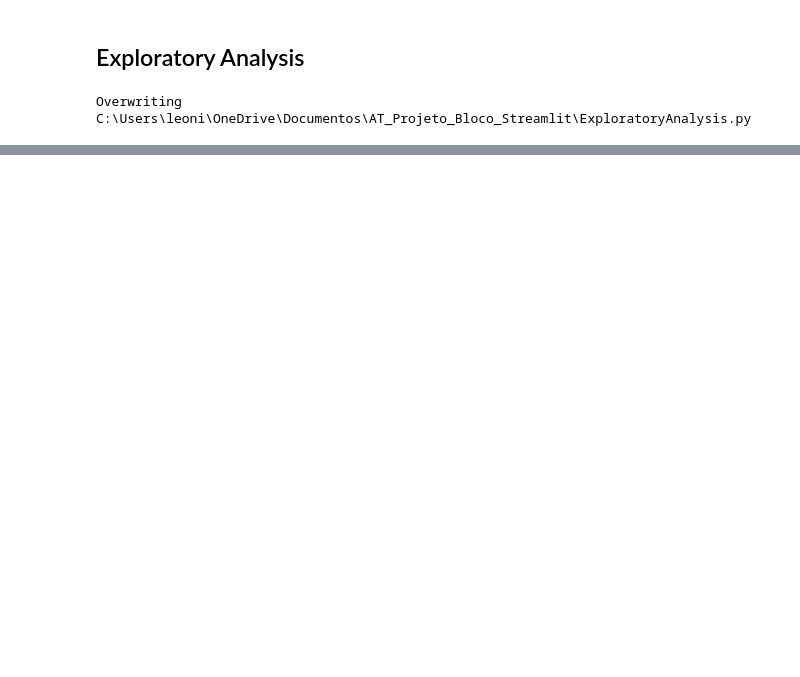
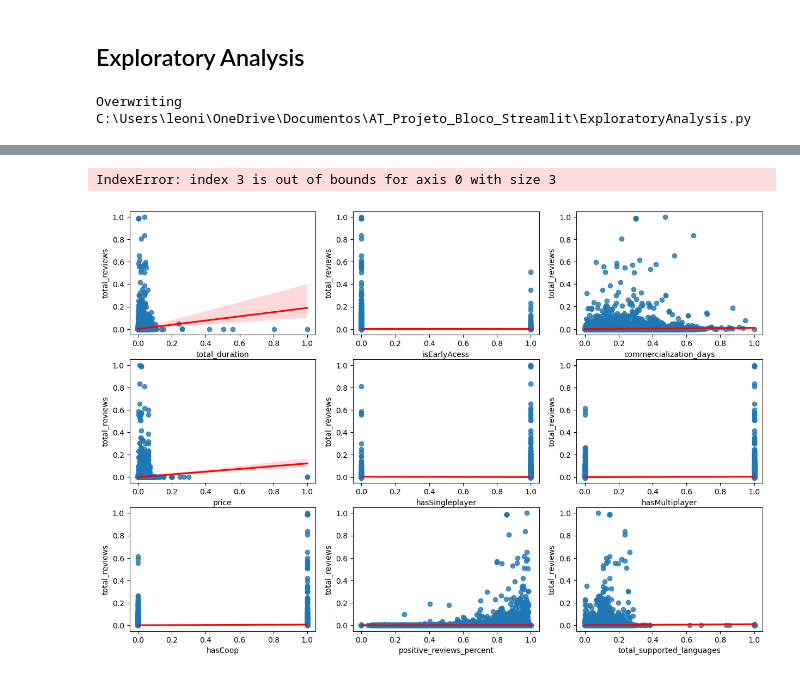
Before and after one commit to Leonidas-Vitor/AT_Projeto_Bloco_Steam, a Jupyter notebook: Jupyters/ExploratoryAnalysis.ipynb, the cells around one changed output, grey strips where cells are left out. Saved outputs shown, nothing was run; the diff lists cells and outputs as text; code cells hidden in the pictures; blank space fills up the shorter version.

```diff
--- a/Jupyters/ExploratoryAnalysis.ipynb
+++ b/Jupyters/ExploratoryAnalysis.ipynb
@@ -18,19 +18,26 @@ df_steam = pd.read_csv('SteamDatasetForStreamlitClean.csv',engine='pyarrow')
 
 st.dataframe(df_steam.describe())
 
+nCols = ['total_duration','total_achievements','total_supported_languages','positive_reviews_percent','price', 'self_published_percent','commercialization_days']
+
 st.divider()
+
+fig, ax = plt.subplots(figsize=(10,5))
+sb.histplot(df_steam,x=df_steam['type'], hue=df_steam['type'],ax=ax, alpha=1.0,shrink=0.85)
+
+st.pyplot(fig)
 
 fig, ax = plt.subplots(figsize=(15, 5))
 
-df_steam_corr = df_steam.corr()
+df_steam_corr = df_steam[nCols+].corr()
 sb.heatmap(df_steam_corr, annot=True, fmt='.2f', ax=ax, mask=np.triu(df_steam_corr, k=1))
+
+st.pyplot(fig)
 
 st.divider()
 
 fig, axs = plt.subplots(3,3,figsize=(15, 10))
 
-nCols = ['total_duration','total_achievements','total_supported_languages','positive_reviews_percent','price',
-'self_published_percent','commercialization_days']
 
 for index, col in enumerate(nCols):
     sb.regplot(data=df_steam, x=col, y='total_reviews', ax=axs[index//3, index%3], line_kws={'color':'red'})
@@ -48,0 +114,13 @@ Overwriting C:\Users\leoni\OneDrive\Documentos\AT_Projeto_Bloco_Streamlit\Explor
+# %%
+fig, axs = plt.subplots(3,3,figsize=(15, 10))
+
+
+for index, col in enumerate(df_rescaled.columns):
+    if (col == 'total_reviews'):
+        continue
+    sb.regplot(data=df_rescaled, x=col, y='total_reviews', ax=axs[index//3, index%3], line_kws={'color':'red'})
+plt.subplots_adjust(wspace=0.3, hspace=0.3)
+plt.show()
+# %% [output]
+IndexError: index 3 is out of bounds for axis 0 with size 3
+[figure, added]
```
Also changed, not shown: parts of 16 cells of this notebook, 5 other files.
